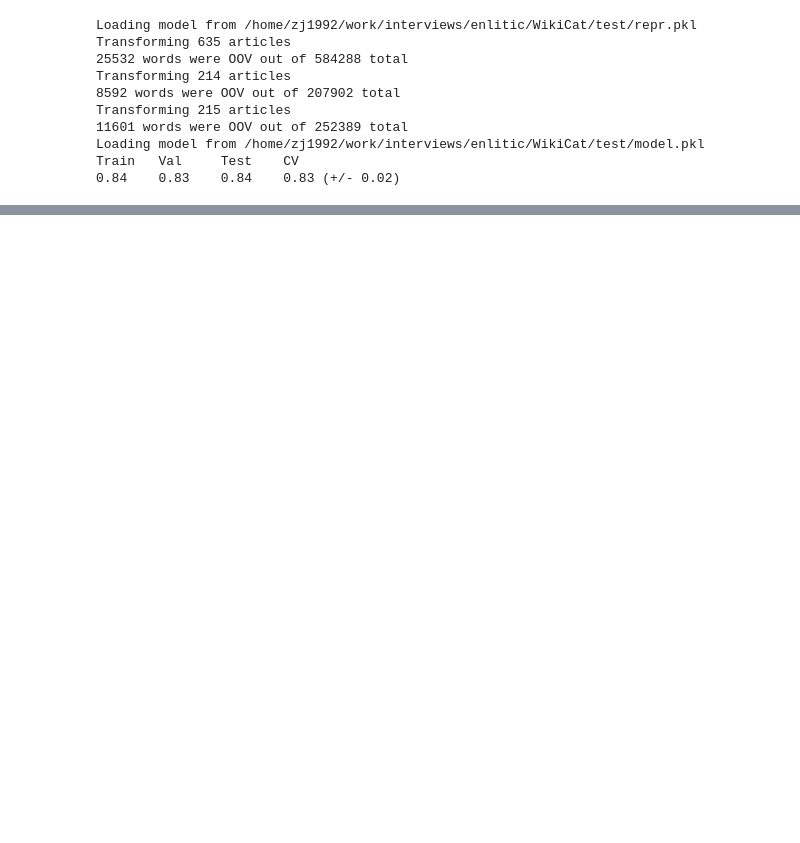
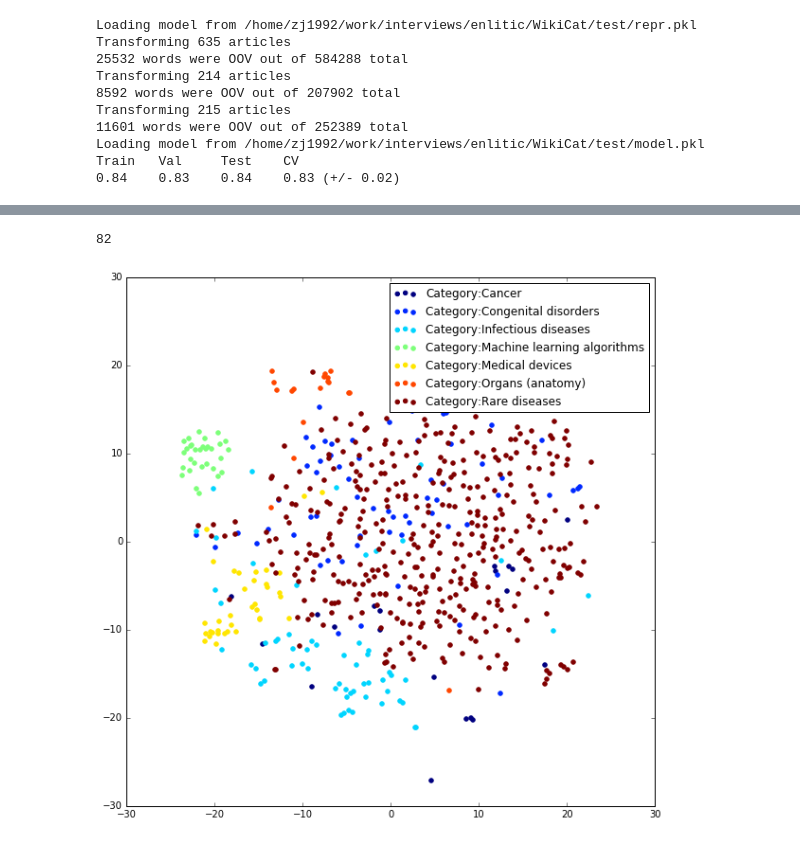
Before and after one commit to zmjjmz/WikiCat, a Jupyter notebook: Analysis.ipynb, the cells around one changed output, grey strips where cells are left out. Drawn from its saved outputs; the diff is of its cells as text; code cells hidden in the pictures; blank space fills up the shorter version.

```diff
--- a/Analysis.ipynb
+++ b/Analysis.ipynb
@@ -79,0 +63,8 @@ array([[-0.14277353, -0.15465414, -0.36658715, ..., -0.43852336,
+# %%
+# Which categories are close to each other
+# First let's do a t-SNE and PCA embedding of the articles into 2 dimensions
+from sklearn.manifold import TSNE
+from sklearn.decomposition import PCA
+
+tsne_embedder = TSNE(verbose=1, n_components=2, learning_rate=1000)
+tsne_train = tsne_embedder.fit_transform(dset_represented['train'][0])
@@ -79,0 +99,26 @@ array([[-0.14277353, -0.15465414, -0.36658715, ..., -0.43852336,
+# %%
+# Hm, that's pretty awful for a lot of classes, although it's not entirely surprising. It would be good to see
+# how many articles listed in the Rare diseases category are also Congenital disorders -- I'd guess there's a
+# good amount. For some classes however it's clear that even projecting down to 2 dimensions we have good linear
+# separability from these features. However how much of the variance is explained by the first two components of
+# the PCA?
+
+pca_all = PCA(n_components=dset_represented['train'][0].shape[1])
+pca_all.fit(dset_represented['train'][0])
+total_expl_var = 0
+counter = 0
+for expl_variance in pca_all.explained_variance_ratio_:
+    total_expl_var += expl_variance
+    counter += 1
+    if total_expl_var > 0.95:
+        break
+#print(total_expl_var)
+print(counter)
+# So we need 82 components to mostly get the variance out, which is actually kinda high
+# Let's look at t-SNE's interpretation
+# %% [output]
+82
+# %%
+plot_by_class(tsne_train, dset['train'][1], model.ind_label_map)
+# %% [output]
+[figure, added]
```
Also changed, not shown: parts of 16 cells of this notebook.
